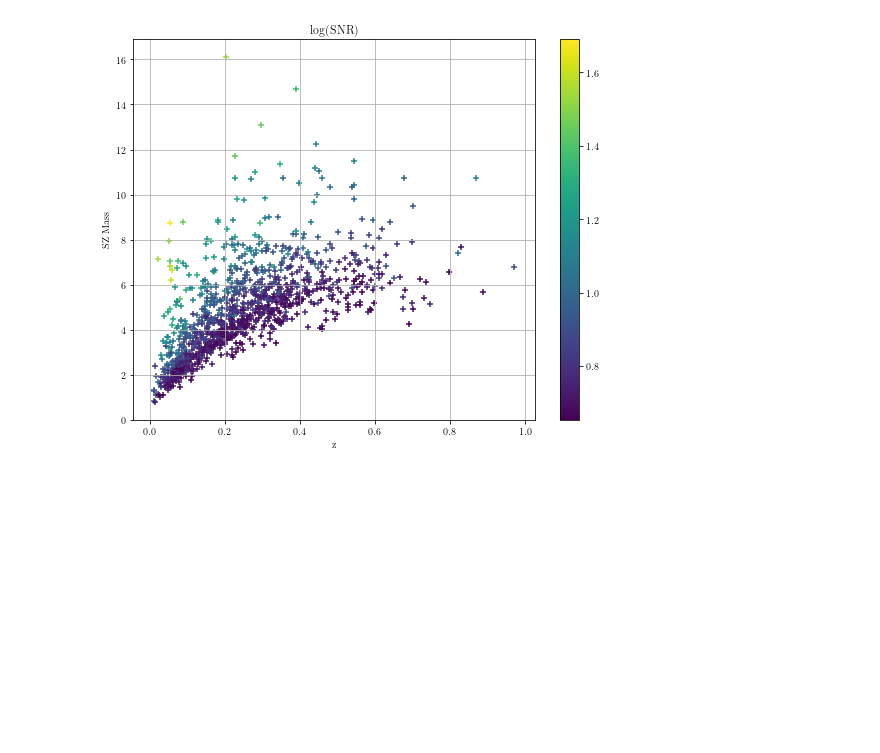
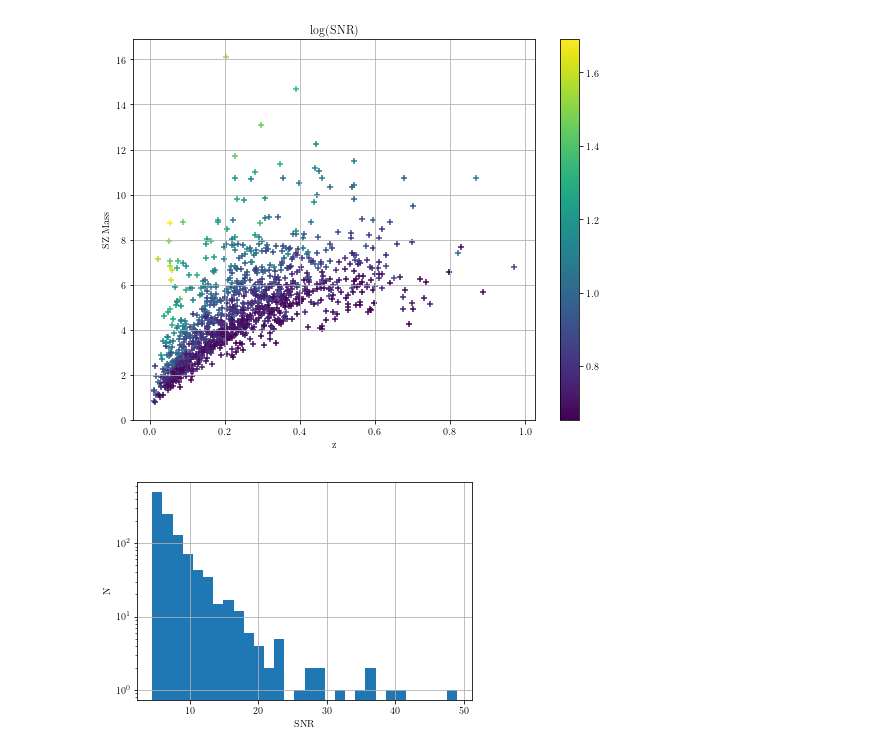
Before and after one commit to chihway/ClusterProfiles, a Jupyter notebook: planck/CatalogOverlap.ipynb, the cells around one changed output. Drawn from its saved outputs; the diff is of its cells as text; code cells hidden in the pictures; blank space fills up the shorter version.

```diff
--- a/planck/CatalogOverlap.ipynb
+++ b/planck/CatalogOverlap.ipynb
@@ -147,0 +148,8 @@ Text(0.5, 1.0, 'log(SNR)')
+# %%
+mplot.hist(Planck_snr[Planck_z>0], bins=30)
+mplot.yscale('log')
+mplot.xlabel('SNR')
+mplot.ylabel('N')
+mplot.grid()
+# %% [output]
+[figure, added]
```
Also changed, not shown: parts of 9 cells of this notebook, 1 other file.
